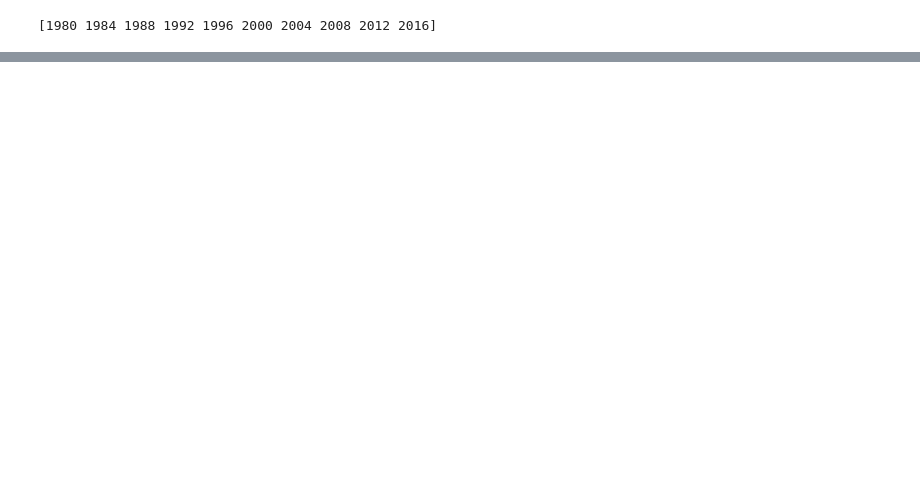
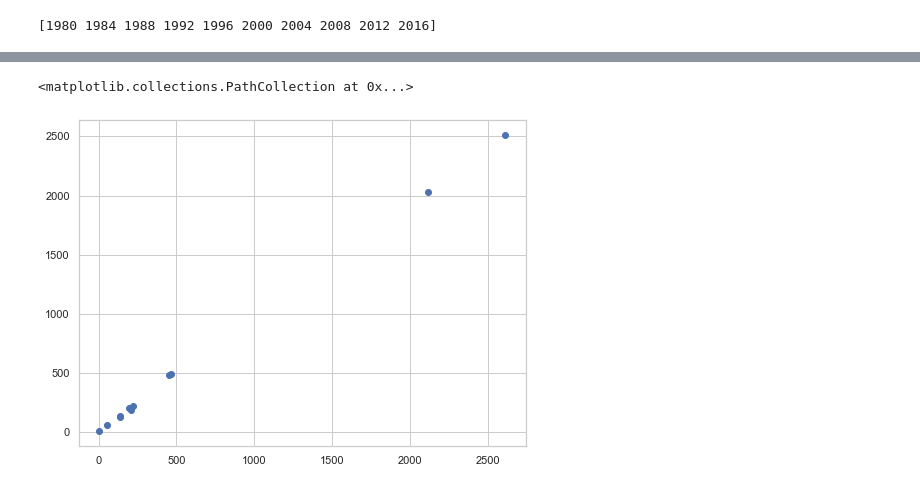
Before and after one commit to hoxuanvinh1999/SY09_Data_Mining, a Jupyter notebook: data_exploration.ipynb, the cells around one changed output, grey strips where cells are left out. Drawn from its saved outputs; the diff is of its cells as text; code cells hidden in the pictures; blank space fills up the shorter version.

Commit message:
k-mean and 1st part for pca, add more graphs

```diff
--- a/data_exploration.ipynb
+++ b/data_exploration.ipynb
@@ -154,0 +174,7 @@ getFigureAtPos(**{
+# %%
+plt.rcParams["figure.figsize"] = (8,10)
+medal_by_country0 = medal_by_country.drop(columns=["country"])
+cls = KMeans(n_clusters=4, init="random")
+cls.fit(medal_by_country0)
+labels_country = pd.Series(cls.labels_, name="K-means Medal by Country")
+utils.scatterplot_pca(data=medal_by_country0, hue=labels_country, style=medal_by_country.country)
@@ -154,0 +184,7 @@ getFigureAtPos(**{
+# %%
+plt.rcParams["figure.figsize"] = (8,10)
+medal_by_sport0 = medal_by_sport.drop(columns=["type"])
+cls = KMeans(n_clusters=3, init="random")
+cls.fit(medal_by_sport0)
+labels_sport = pd.Series(cls.labels_, name="K-means Medal by Sport")
+utils.scatterplot_pca(data=medal_by_sport0, hue=labels_sport, style=medal_by_sport.type)
@@ -154,0 +194,7 @@ getFigureAtPos(**{
+# %%
+plt.rcParams["figure.figsize"] = (8,10)
+medal_by_sport0 = medal_by_sport.drop(columns=["type"])
+cls = KMeans(n_clusters=4, init="random")
+cls.fit(medal_by_sport0)
+labels_sport = pd.Series(cls.labels_, name="K-means Medal by Sport")
+utils.scatterplot_pca(data=medal_by_sport0, hue=labels_sport, style=medal_by_sport.type)
@@ -154,0 +206,3 @@ getFigureAtPos(**{
+# %%
+plt.rcParams["figure.figsize"] = (8,6)
+plt.scatter(medal_by_sport.gold, medal_by_sport.silver)
@@ -154,0 +212,6 @@ getFigureAtPos(**{
+# %%
+plt.rcParams["figure.figsize"] = (8,6)
+plt.scatter(medal_by_sport.gold, medal_by_sport.bronze)
+# %% [output]
+<matplotlib.collections.PathCollection at 0x...>
+[figure, added]
```
Also changed, not shown: parts of 25 cells of this notebook, 9 other files.
